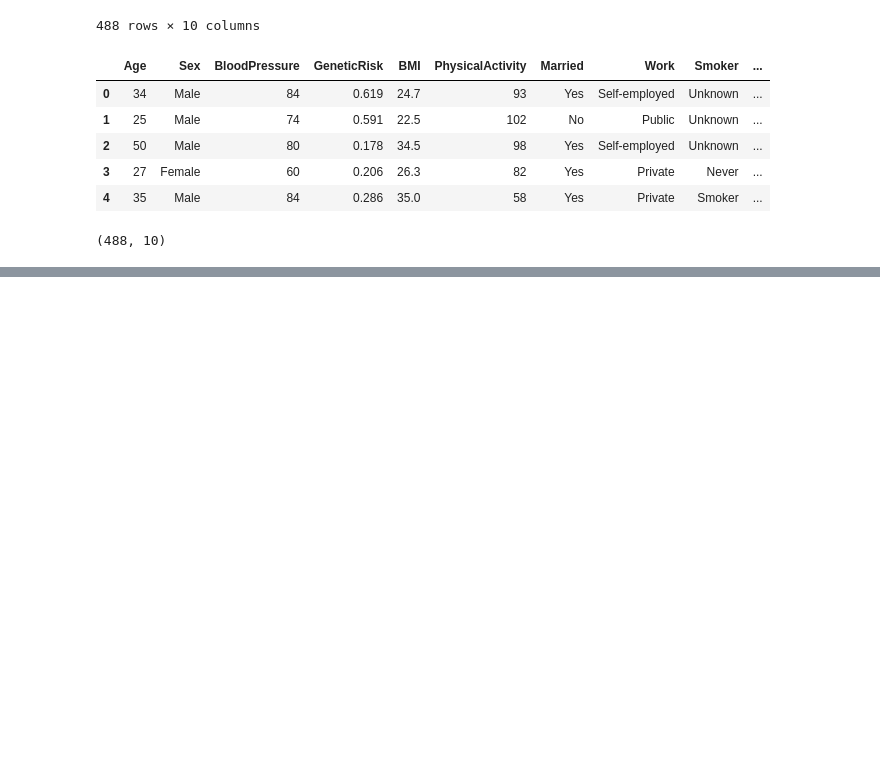
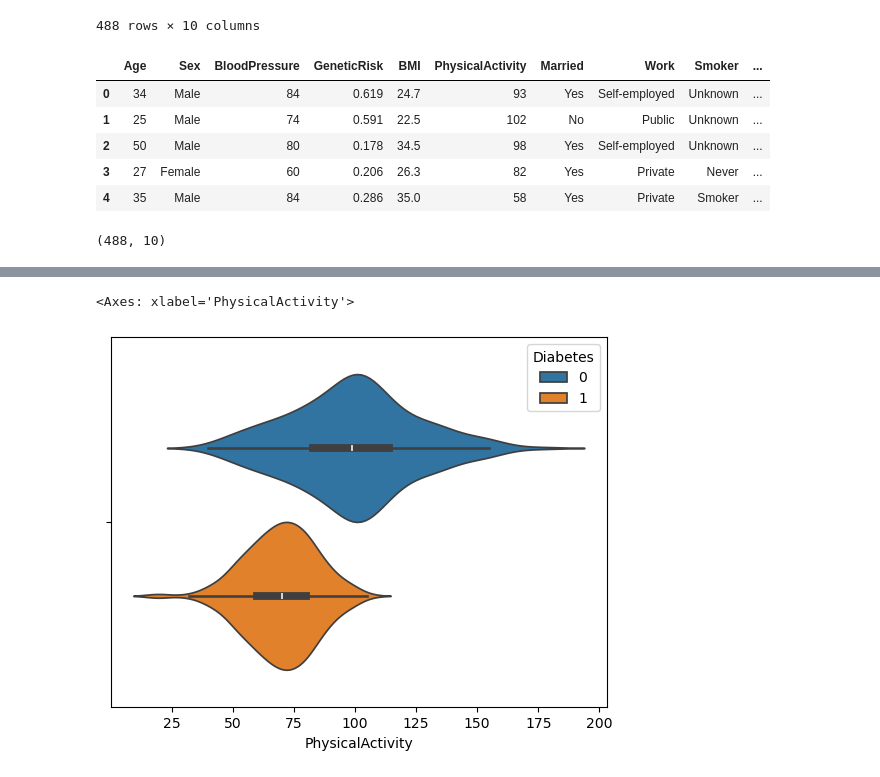
Before and after one commit to mohamd7ali/ML, a Jupyter notebook: PCA/PCA.ipynb, the cells around one changed output, grey strips where cells are left out. Drawn from its saved outputs; the diff is of its cells as text; code cells hidden in the pictures; blank space fills up the shorter version.

```diff
--- a/PCA/PCA.ipynb
+++ b/PCA/PCA.ipynb
@@ -35,0 +103,5 @@ print(df.shape)
+# %%
+sns.violinplot(df,x='PhysicalActivity',hue='Diabetes')
+# %% [output]
+<Axes: xlabel='PhysicalActivity'>
+[figure, added]
```
Also changed, not shown: parts of 15 cells of this notebook, 1 other file.
